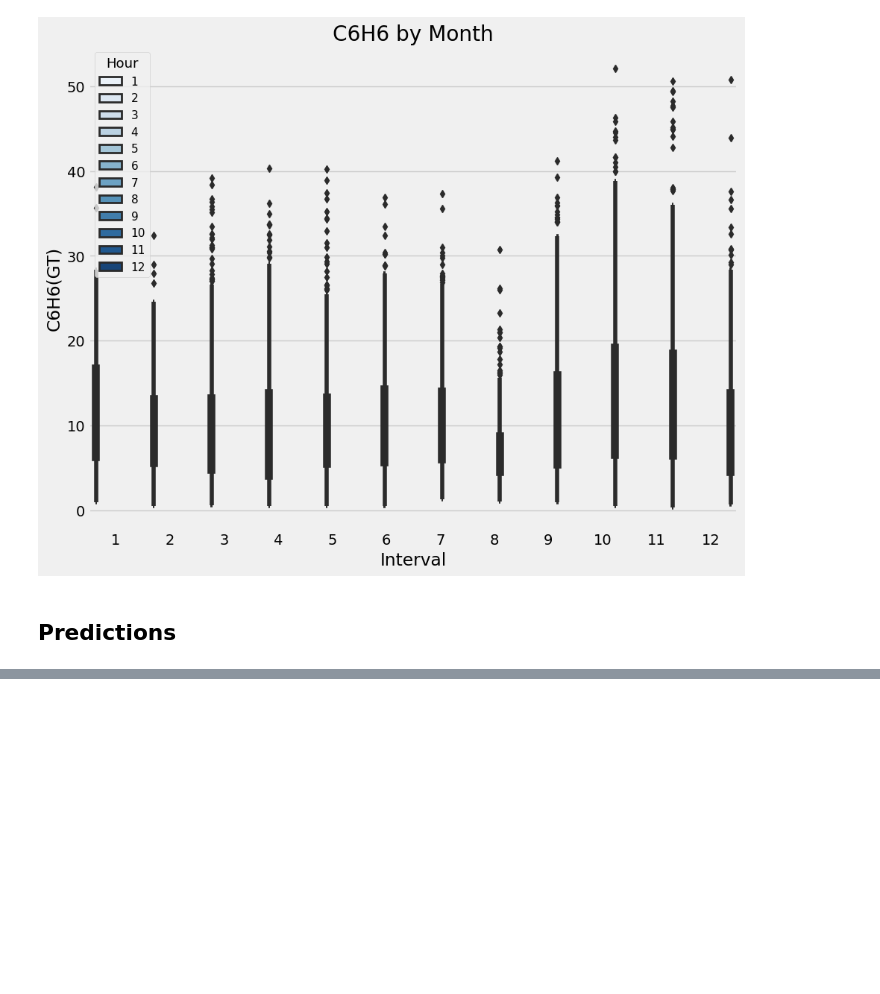
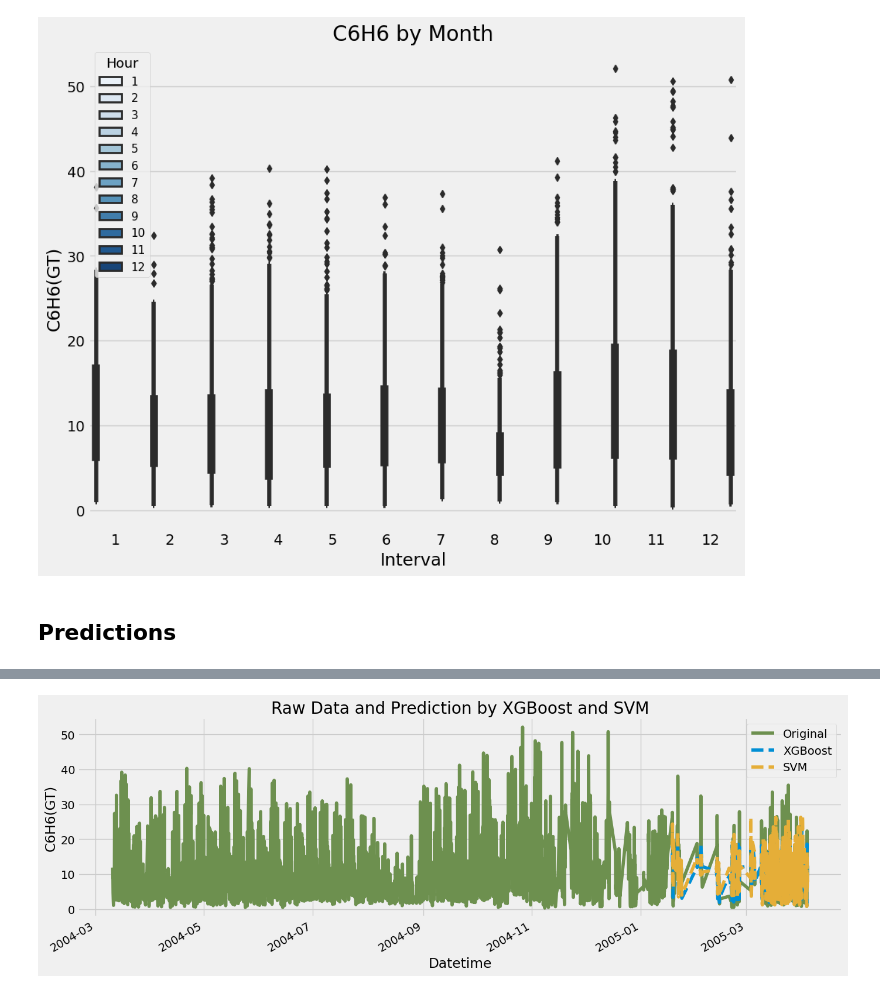
Before and after one commit to bryancastillo10/Machine-Learning-Projects, a Jupyter notebook: ml_air_quality.ipynb, the cells around one changed output, grey strips where cells are left out. Drawn from its saved outputs; the diff is of its cells as text; code cells hidden in the pictures; blank space fills up the shorter version.

```diff
--- a/ml_air_quality.ipynb
+++ b/ml_air_quality.ipynb
@@ -218,0 +221,3 @@ print(f' RMSE Score on Test set: {score: 0.2f}')
+# %%
+test['errors'] = np.abs(test[target] - test['xgb_pred'])
+test['errors']
@@ -218,0 +238,5 @@ print(f' RMSE Score on Test set: {score: 0.2f}')
+# %%
+from sklearn.svm import SVR
+
+model = SVR(kernel='rbf',C=100,gamma=0.9)
+model.fit(X_train,y_train)
@@ -218,0 +245,4 @@ print(f' RMSE Score on Test set: {score: 0.2f}')
+# %%
+test['svm_pred'] = model.predict(X_test)
+benz = benz.merge(test[['svm_pred']], how='left',left_index=True,right_index=True).copy()
+benz.head()
@@ -218,0 +257,13 @@ print(f' RMSE Score on Test set: {score: 0.2f}')
+# %%
+ax = benz[['C6H6(GT)']].plot(figsize=(15,5),color=color_pal[3])
+benz['xgb_pred'].plot(ax=ax,style='--',color=color_pal[0])
+benz['svm_pred'].plot(ax=ax,style='--',color=color_pal[2])
+ax.legend(['Original','XGBoost','SVM'],labelcolor='black')
+ax.set_title('Raw Data and Prediction by XGBoost and SVM',color='black')
+ax.tick_params(axis='x',colors='black')
+ax.tick_params(axis='y',colors='black')
+ax.set_xlabel('Datetime', color='black')
+ax.set_ylabel('C6H6(GT)', color='black')
+plt.show()
+# %% [output]
+[figure, added]
```
Also changed, not shown: parts of 18 cells of this notebook, 2 other files.
